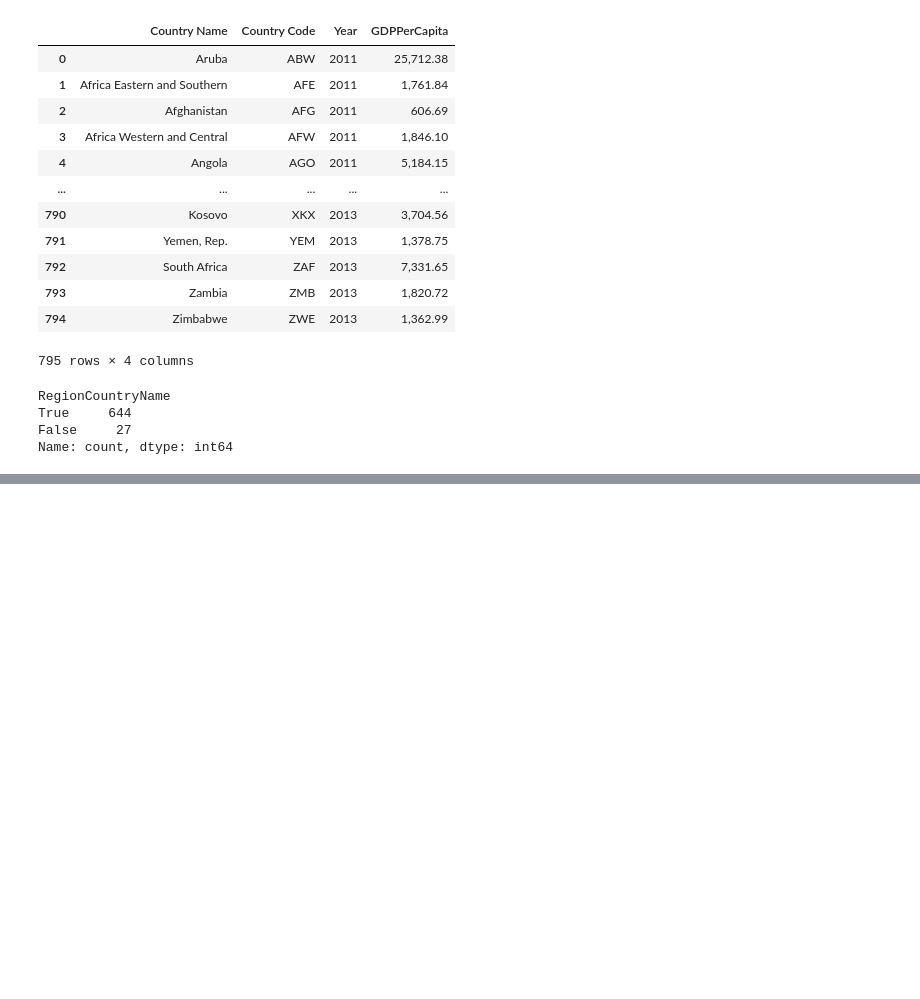
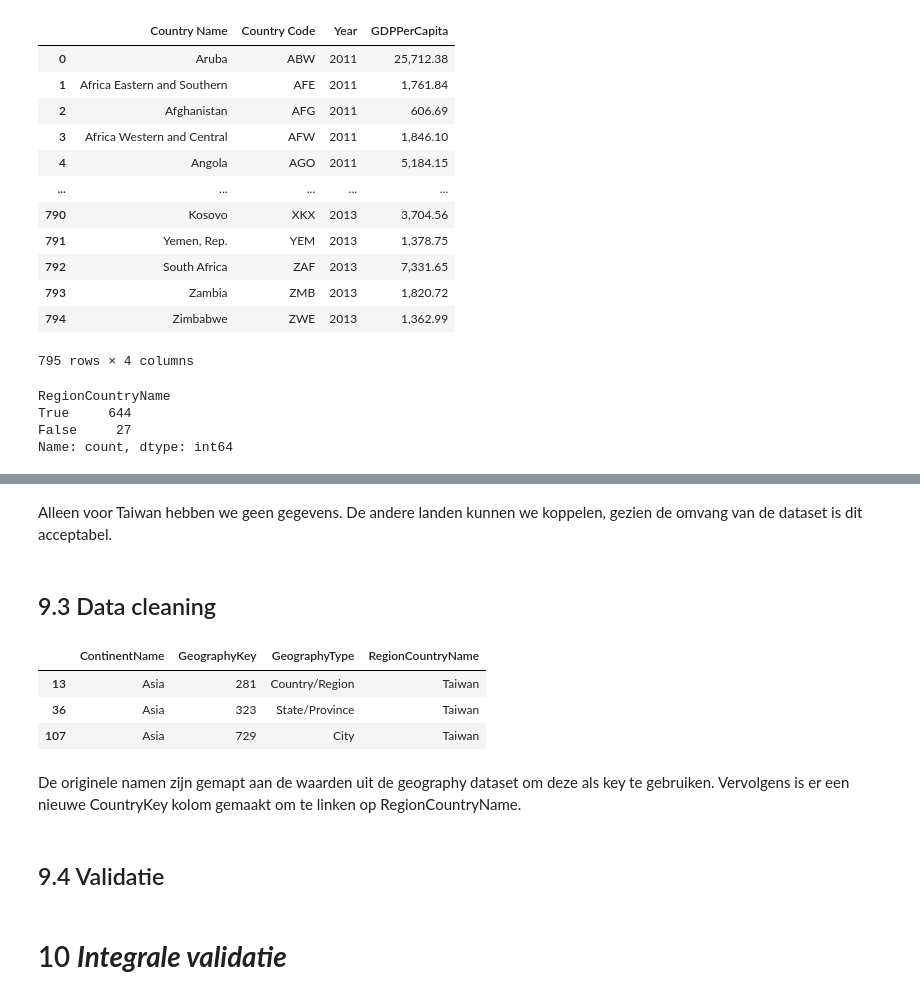
Before and after one commit to Jcpvanbers/Datasets-minor, a Jupyter notebook: Data analyse Contoso.ipynb, the cells around one changed output, grey strips where cells are left out. Saved outputs shown, nothing was run; the diff lists cells and outputs as text; code cells hidden in the pictures; blank space fills up the shorter version.

Commit message:
GDP Gekoppeld

```diff
--- a/Data analyse Contoso.ipynb
+++ b/Data analyse Contoso.ipynb
@@ -2424,0 +2574,29 @@ geography_df2[~(geography_df2["RegionCountryName"].isin(GDP_df["Country Name"]))
+# %% [markdown]
+Alleen voor Taiwan hebben we geen gegevens. De andere landen kunnen we koppelen, gezien de omvang van de dataset is dit acceptabel.
+# %% [markdown]
+##  9.3 Data cleaning
+# %%
+mapping = {"Kyrgyz Republic":"Kyrgyzstan",
+           "Iran, Islamic Rep.":"Iran",
+           "Russian Federation":"Russia",
+           "Syrian Arab Republic":"Syria",
+           "Korea, Rep.":"South Korea",
+           "Netherlands":"the Netherlands",
+           "Taiwan":pd.NA
+           }
+# %%
+GDP_df["CountryKey"] = GDP_df["Country Name"].replace(mapping)
+#Vervang de namen in de huidige GDP Dataframe met de gekoppelde namen in de dictionary.
+# %%
+geography_df2[~geography_df2["RegionCountryName"].isin(GDP_df["CountryKey"])]
+#Controleren welke waarden niet voorkomen in GDP. Enkel nog Taiwan zoals verwacht
+# %% [output]
+|  | ContinentName | GeographyKey | GeographyType | RegionCountryName |
+| 13 | Asia | 281 | Country/Region | Taiwan |
+| 36 | Asia | 323 | State/Province | Taiwan |
+| 107 | Asia | 729 | City | Taiwan |
+# %% [markdown]
+De originele namen zijn gemapt aan de waarden uit de geography dataset om deze als key te gebruiken.
+Vervolgens is er een nieuwe CountryKey kolom gemaakt om te linken op RegionCountryName.
+# %% [markdown]
+## 9.4 Validatie
@@ -2424,0 +2605,2 @@ geography_df2[~(geography_df2["RegionCountryName"].isin(GDP_df["Country Name"]))
+# %% [markdown]
+# 10 ***Integrale validatie***
```
Also changed, not shown: parts of 55 cells of this notebook, 5 other files.
